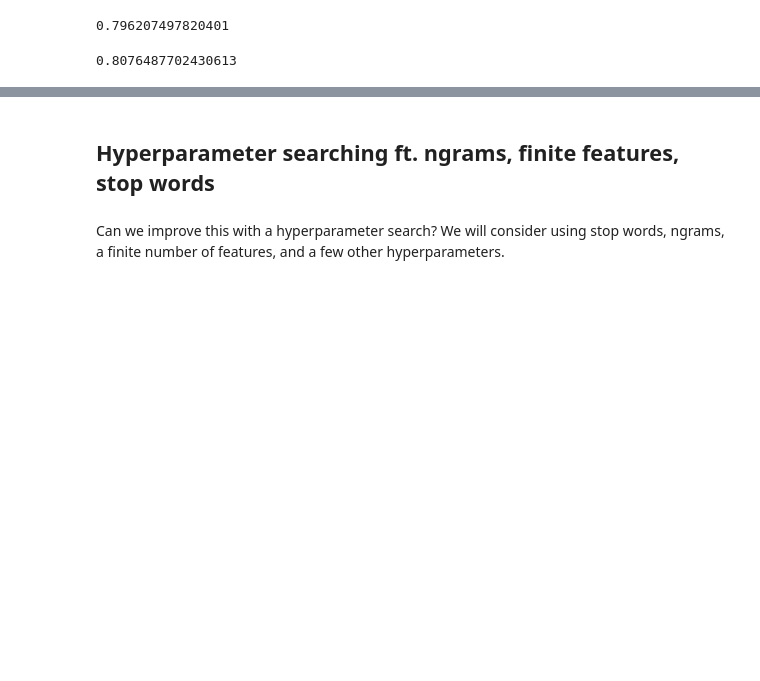
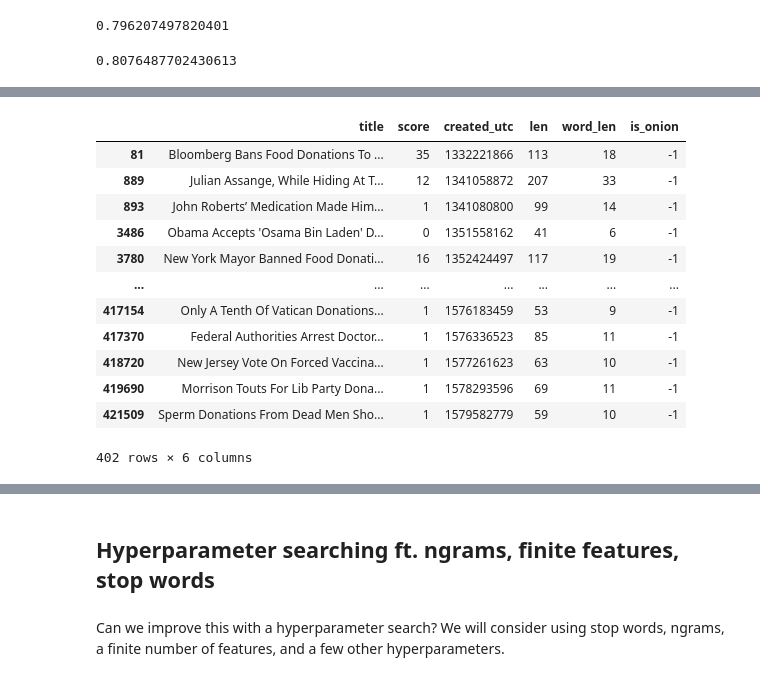
Before and after one commit to nicholasjin/theonion_vs_nottheonion, a Jupyter notebook: 02_CountVectorizer_Models.ipynb, the cells around one changed output, grey strips where cells are left out. Drawn from its saved outputs; the diff is of its cells as text; code cells hidden in the pictures; blank space fills up the shorter version.

```diff
--- a/02_CountVectorizer_Models.ipynb
+++ b/02_CountVectorizer_Models.ipynb
@@ -236 +266,17 @@ pipe.score(nottheonion_holdout["title"], nottheonion_holdout["is_onion"])
+# %%
+X_nottheonion[X_nottheonion["title"].str.contains("nations")]
+# %% [output]
+|  | title | score | created_utc | len | word_len | is_onion |
+| 81 | Bloomberg Bans Food Donations To ... | 35 | 1332221866 | 113 | 18 | -1 |
+| 889 | Julian Assange, While Hiding At T... | 12 | 1341058872 | 207 | 33 | -1 |
+| 893 | John Roberts’ Medication Made Him... | 1 | 1341080800 | 99 | 14 | -1 |
+| 3486 | Obama Accepts 'Osama Bin Laden' D... | 0 | 1351558162 | 41 | 6 | -1 |
+| 3780 | New York Mayor Banned Food Donati... | 16 | 1352424497 | 117 | 19 | -1 |
+| ... | ... | ... | ... | ... | ... | ... |
+| 417154 | Only A Tenth Of Vatican Donations... | 1 | 1576183459 | 53 | 9 | -1 |
+| 417370 | Federal Authorities Arrest Doctor... | 1 | 1576336523 | 85 | 11 | -1 |
+| 418720 | New Jersey Vote On Forced Vaccina... | 1 | 1577261623 | 63 | 10 | -1 |
+| 419690 | Morrison Touts For Lib Party Dona... | 1 | 1578293596 | 69 | 11 | -1 |
+| 421509 | Sperm Donations From Dead Men Sho... | 1 | 1579582779 | 59 | 10 | -1 |
+402 rows × 6 columns
 # %%
```
Also changed, not shown: parts of 4 cells of this notebook, 2 other files.
